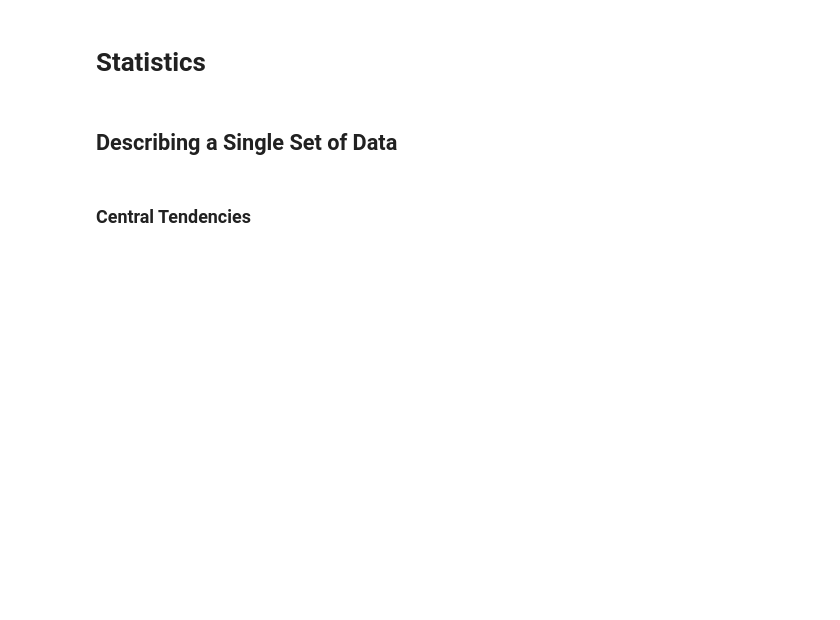
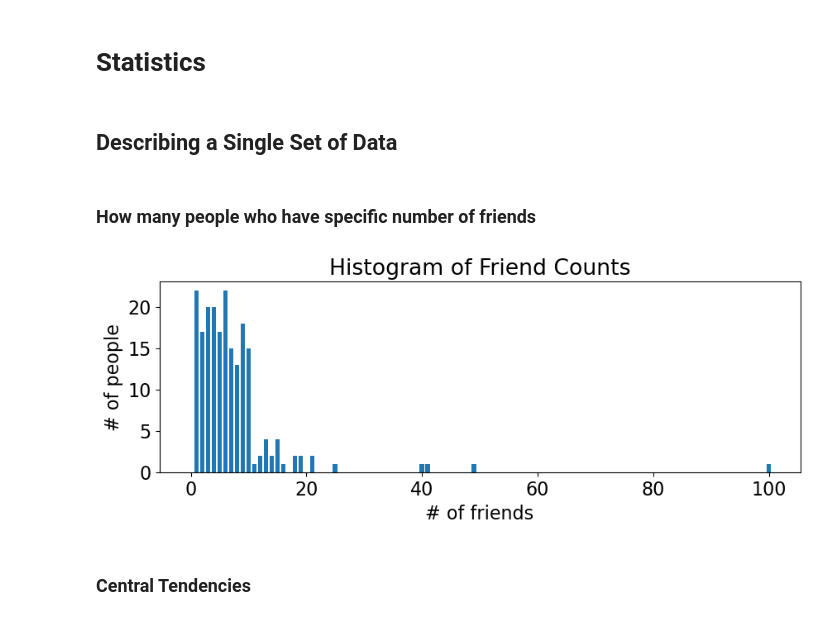
Before and after one commit to LugoBlogger/AK-201-426-data-science, a Jupyter notebook: ch-05.ipynb, the cells around one changed output. Drawn from its saved outputs; the diff is of its cells as text; code cells hidden in the pictures; blank space fills up the shorter version.

```diff
--- a/ch-05.ipynb
+++ b/ch-05.ipynb
@@ -19,7 +25,7 @@ plt.rcParams.update({
 ## Describing a Single Set of Data
 # %%
 num_friends = [
-  100.0, 49, 41, 40, 25, 21, 21, 19, 19, 18, 18, 16, 15, 15, 15, 15,
+    100, 49, 41, 40, 25, 21, 21, 19, 19, 18, 18, 16, 15, 15, 15, 15,
      14, 14, 13, 13, 13, 13, 12, 12, 11, 10, 10, 10, 10, 10, 10, 10,
      10, 10, 10, 10, 10, 10, 10, 10,  9,  9,  9,  9,  9,  9,  9,  9,
       9,  9,  9,  9,  9,  9,  9,  9,  9,  9,  8,  8,  8,  8,  8,  8,
@@ -56,6 +62,24 @@ daily_minutes = [
   34.65, 13.13, 27.51,  33.2, 31.57,  14.1, 33.42, 17.44, 10.12, 24.42,
    9.82, 23.39, 30.93, 15.03, 21.67, 31.09, 33.29, 22.61, 26.89, 23.48,
    8.38, 27.81, 32.35, 23.84]
+# %% [markdown]
+### How many people who have specific number of friends
+# %%
+fig, ax = plt.subplots(figsize=(10, 3))
+
+friend_counts = Counter(num_friends)
+
+xs = range(101)
+ys = [friend_counts[x] for x in xs]
+
+ax.bar(xs, ys)
+ax.set_xlabel("# of friends")
+ax.set_ylabel("# of people")
+ax.set_title("Histogram of Friend Counts")
+# ax.grid("on")
+plt.show(fig)
+# %% [output]
+[figure, added]
 # %% [markdown]
 ### Central Tendencies
 # %%
```
Also changed, not shown: parts of 2 cells of this notebook, 1 other file.
